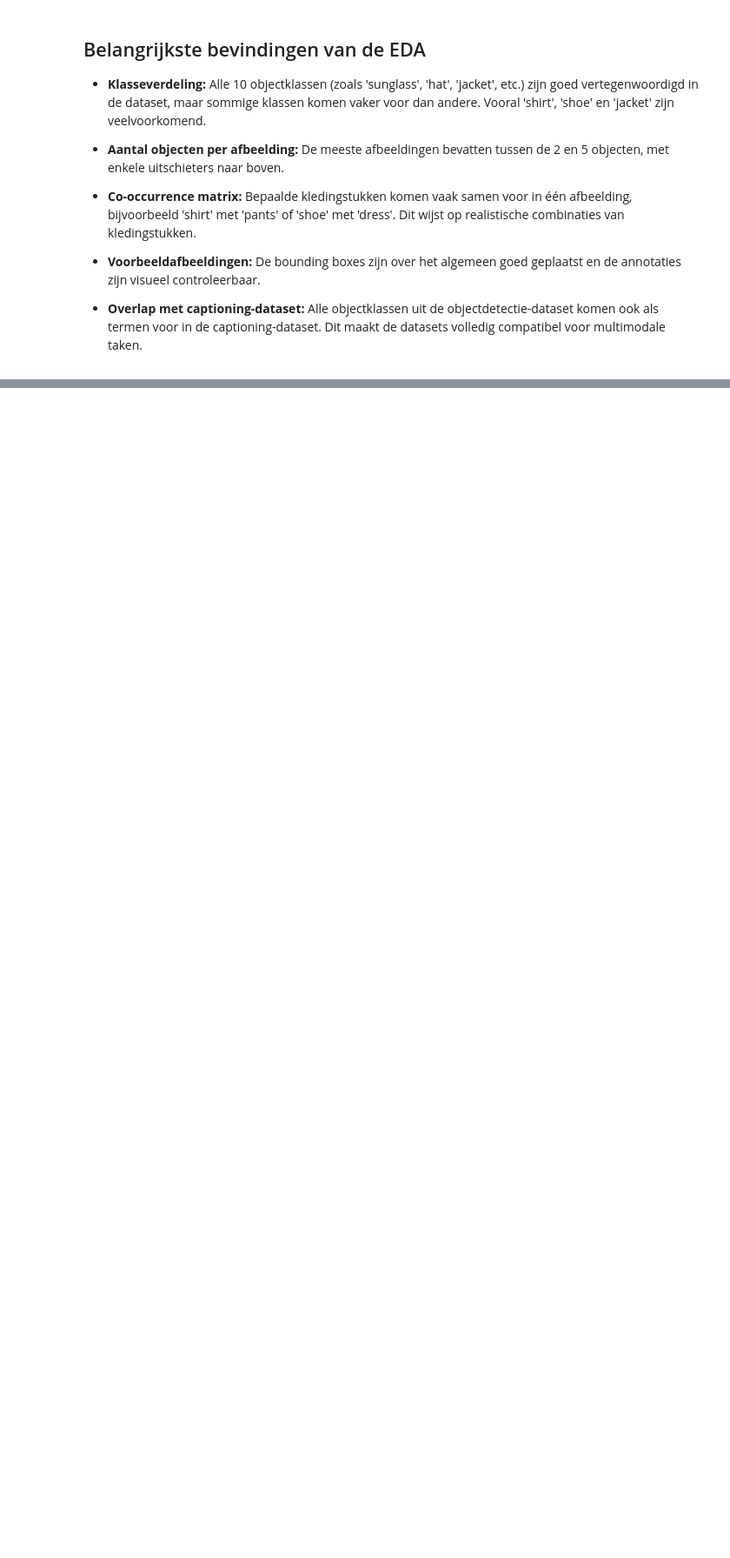
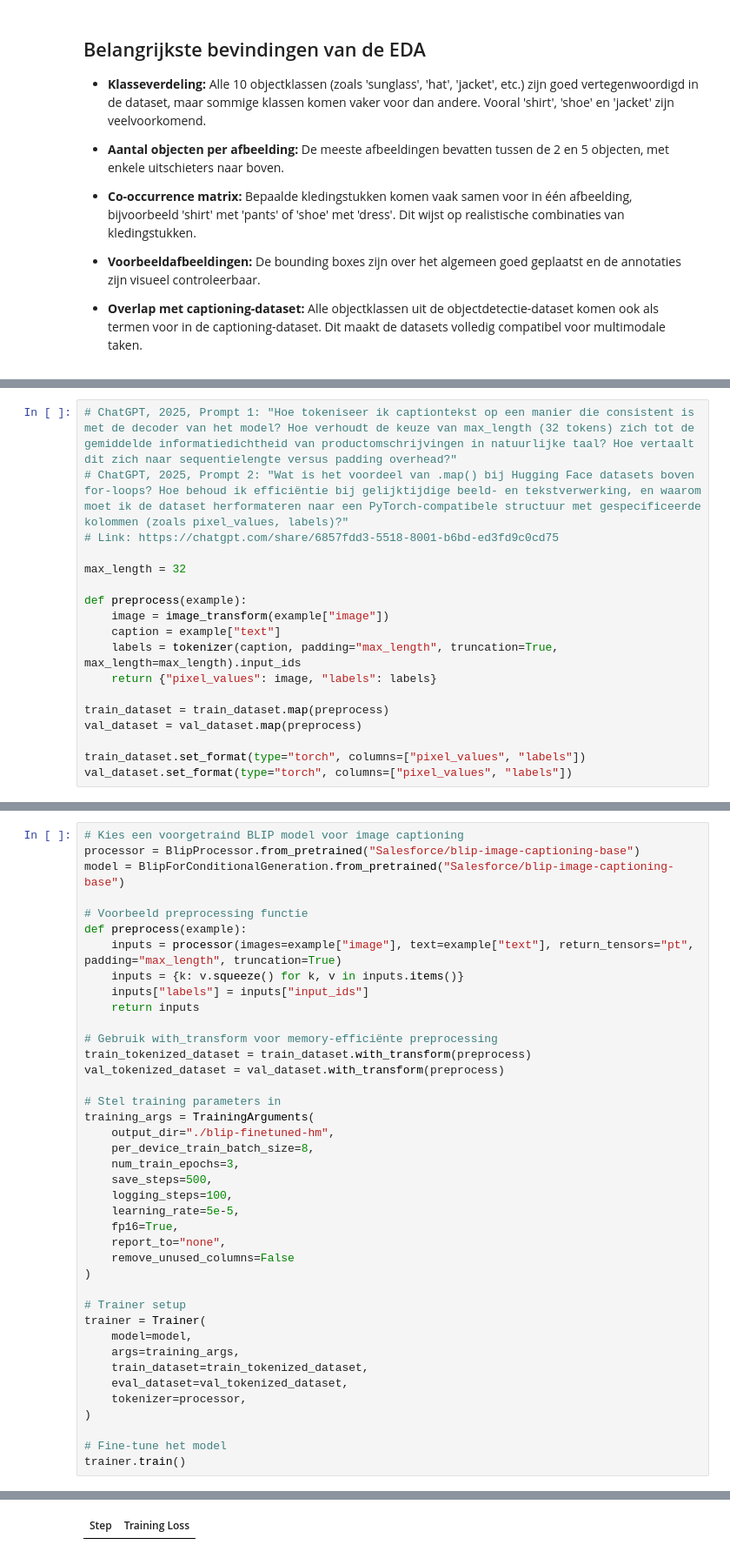
Before and after one commit to KarolGac/Deep-Learning-Portfolio-3, a Jupyter notebook: Deep_Portfolio_3.ipynb, the cells around one changed output, grey strips where cells are left out. Shown at 87% size. Cells and saved outputs as stored; diff of their text form; blank space fills up the shorter version.

Commit message:
Alle modellen bij elkaar(niet getest)

```diff
--- a/Deep_Portfolio_3.ipynb
+++ b/Deep_Portfolio_3.ipynb
@@ -187,0 +372,18 @@ Conclusie: alle 10 klassen van de objectdetectie-dataset komen ook voor als mode
+# %%
+# ChatGPT, 2025, Prompt 1: "Hoe tokeniseer ik captiontekst op een manier die consistent is met de decoder van het model? Hoe verhoudt de keuze van max_length (32 tokens) zich tot de gemiddelde informatiedichtheid van productomschrijvingen in natuurlijke taal? Hoe vertaalt dit zich naar sequentielengte versus padding overhead?"
+# ChatGPT, 2025, Prompt 2: "Wat is het voordeel van .map() bij Hugging Face datasets boven for-loops? Hoe behoud ik efficiëntie bij gelijktijdige beeld- en tekstverwerking, en waarom moet ik de dataset herformateren naar een PyTorch-compatibele structuur met gespecificeerde kolommen (zoals pixel_values, labels)?"
+# Link: https://chatgpt.com/share/6857fdd3-5518-8001-b6bd-ed3fd9c0cd75
+
+max_length = 32
+
+def preprocess(example):
+    image = image_transform(example["image"])
+    caption = example["text"]
+    labels = tokenizer(caption, padding="max_length", truncation=True, max_length=max_length).input_ids
+    return {"pixel_values": image, "labels": labels}
+
+train_dataset = train_dataset.map(preprocess)
+val_dataset = val_dataset.map(preprocess)
+
+train_dataset.set_format(type="torch", columns=["pixel_values", "labels"])
+val_dataset.set_format(type="torch", columns=["pixel_values", "labels"])
@@ -187,0 +567,41 @@ Conclusie: alle 10 klassen van de objectdetectie-dataset komen ook voor als mode
+# %%
+# Kies een voorgetraind BLIP model voor image captioning
+processor = BlipProcessor.from_pretrained("Salesforce/blip-image-captioning-base")
+model = BlipForConditionalGeneration.from_pretrained("Salesforce/blip-image-captioning-base")
+
+# Voorbeeld preprocessing functie
+def preprocess(example):
+    inputs = processor(images=example["image"], text=example["text"], return_tensors="pt", padding="max_length", truncation=True)
+    inputs = {k: v.squeeze() for k, v in inputs.items()}
+    inputs["labels"] = inputs["input_ids"]
+    return inputs
+
+# Gebruik with_transform voor memory-efficiënte preprocessing
+train_tokenized_dataset = train_dataset.with_transform(preprocess)
+val_tokenized_dataset = val_dataset.with_transform(preprocess)
+
+# Stel training parameters in
+training_args = TrainingArguments(
+    output_dir="./blip-finetuned-hm",
+    per_device_train_batch_size=8,
+    num_train_epochs=3,
+    save_steps=500,
+    logging_steps=100,
+    learning_rate=5e-5,
+    fp16=True,
+    report_to="none",
+    remove_unused_columns=False
+)
+
+# Trainer setup
+trainer = Trainer(
+    model=model,
+    args=training_args,
+    train_dataset=train_tokenized_dataset,
+    eval_dataset=val_tokenized_dataset,
+    tokenizer=processor,
+)
+
+# Fine-tune het model
+trainer.train()
+# %% [output]
@@ -187,0 +609 @@ Conclusie: alle 10 klassen van de objectdetectie-dataset komen ook voor als mode
+| Step | Training Loss |
```
Also changed, not shown: parts of 41 cells of this notebook.
